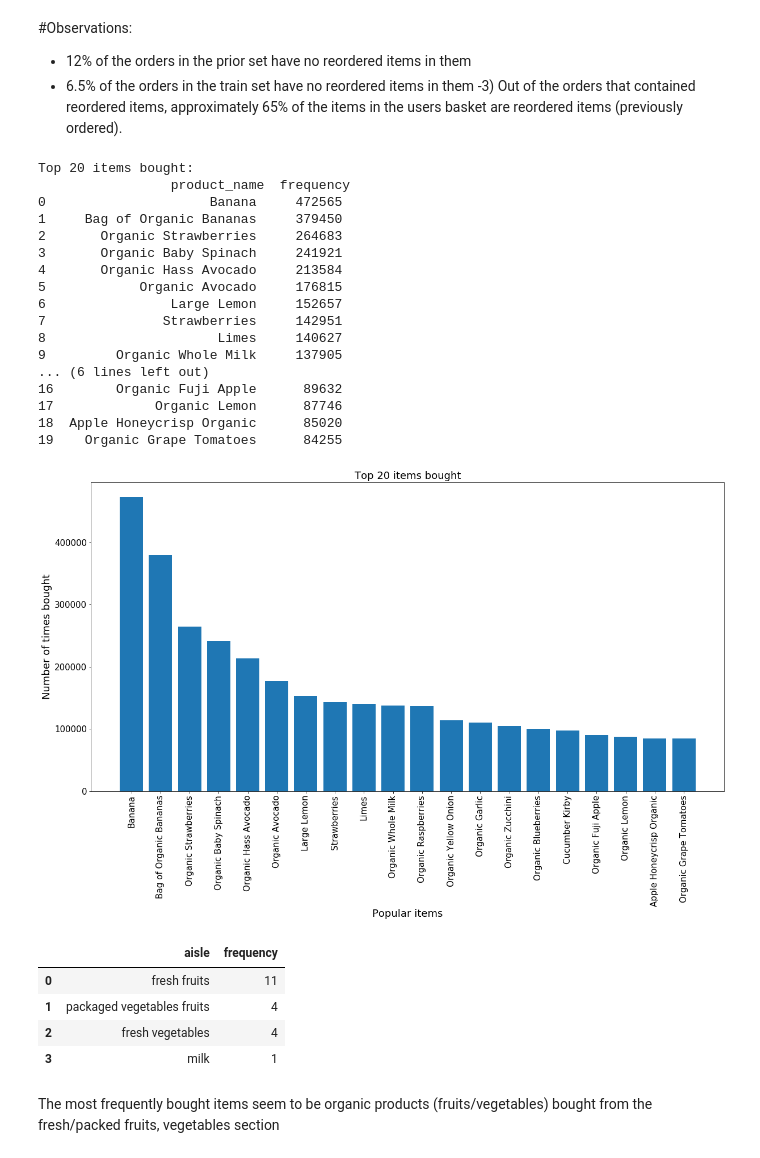
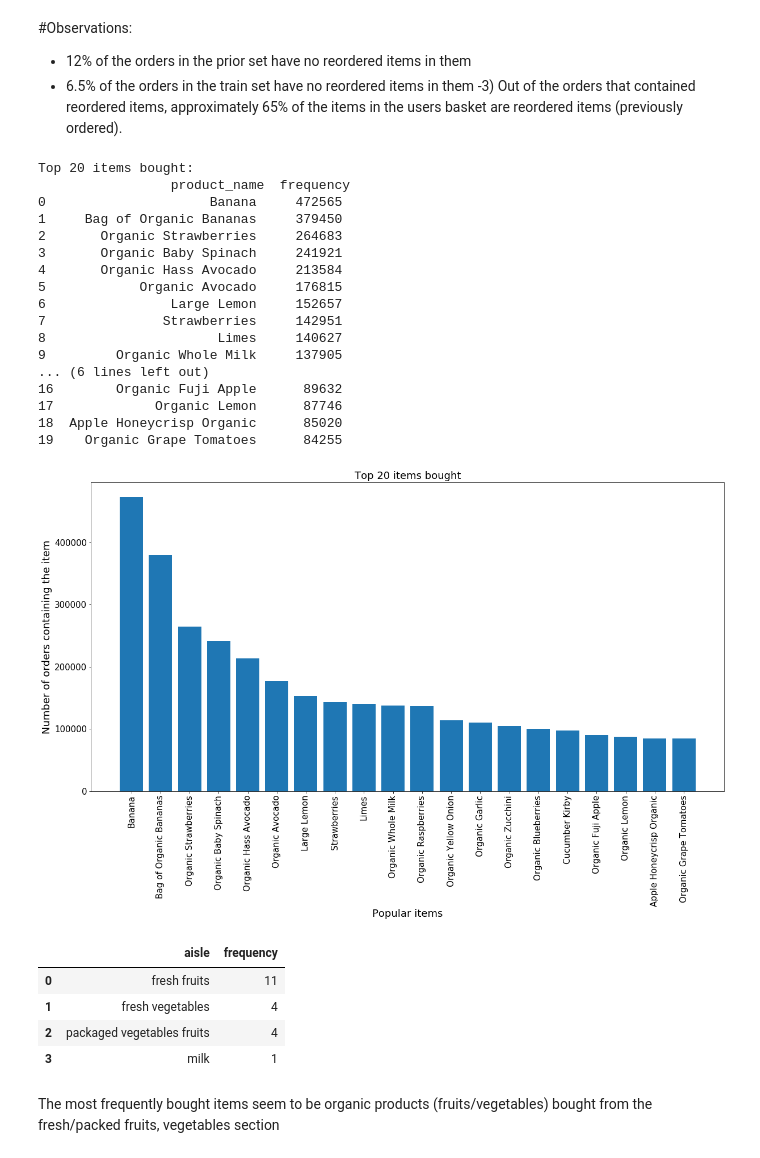
Before and after one commit to nroshni/instacart-market-basket-analysis, a Jupyter notebook: instacart-data-analysis.ipynb, the cells around one changed output. Saved outputs shown, nothing was run; the diff lists cells and outputs as text; code cells hidden in the pictures.

```diff
--- a/instacart-data-analysis.ipynb
+++ b/instacart-data-analysis.ipynb
@@ -378,44 +378,44 @@ plt.bar(top_20_freq_items['product_name'],
         top_20_freq_items['frequency'],
         tick_label=top_20_freq_items['product_name'])
 plt.xlabel('Popular items', fontsize=18)
-plt.ylabel('Number of times bought', fontsize=18)
+plt.ylabel('Number of orders containing the item', fontsize=18)
 plt.xticks(fontsize=15, rotation='vertical')
 plt.yticks(fontsize=15)
 plt.title('Top 20 items bought', fontsize=18)
 plt.show()
 
 
 # Aisles of the top 20 items
 top_20_aisle_info = pd.merge(top_20_freq_items,
                              pd.merge(products_df, aisles_df,
                                       how='left', on='aisle_id'),
                              how='left',
                              on='product_name')
 top_20_aisle_info['aisle'].value_counts().reset_index().rename(columns={'index': 'aisle',
                                                                         'aisle': 'frequency'})
 # %% [output]
 Top 20 items bought:
                  product_name  frequency
 0                     Banana     472565
 1     Bag of Organic Bananas     379450
 2       Organic Strawberries     264683
 3       Organic Baby Spinach     241921
 4       Organic Hass Avocado     213584
 5            Organic Avocado     176815
 6                Large Lemon     152657
 7               Strawberries     142951
 8                      Limes     140627
 9         Organic Whole Milk     137905
 ... (6 lines left out)
 16        Organic Fuji Apple      89632
 17             Organic Lemon      87746
 18  Apple Honeycrisp Organic      85020
 19    Organic Grape Tomatoes      84255
-[figure, old version]
+[figure, new version]
 |  | aisle | frequency |
 | 0 | fresh fruits | 11 |
-| 1 | packaged vegetables fruits | 4 |
-| 2 | fresh vegetables | 4 |
+| 1 | fresh vegetables | 4 |
+| 2 | packaged vegetables fruits | 4 |
 | 3 | milk | 1 |
 # %% [markdown]
 The most frequently bought items seem to be organic products (fruits/vegetables) bought from the fresh/packed fruits, vegetables section
```
Also changed, not shown: parts of 9 cells of this notebook.
